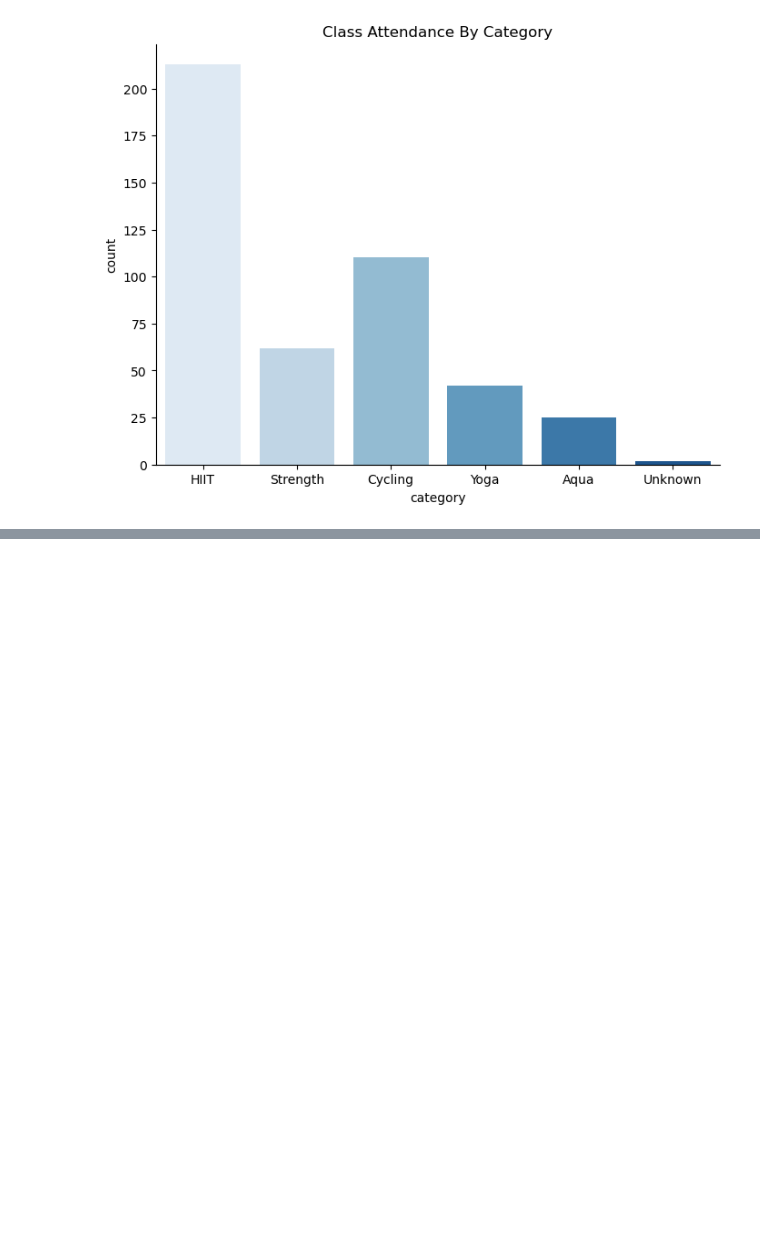
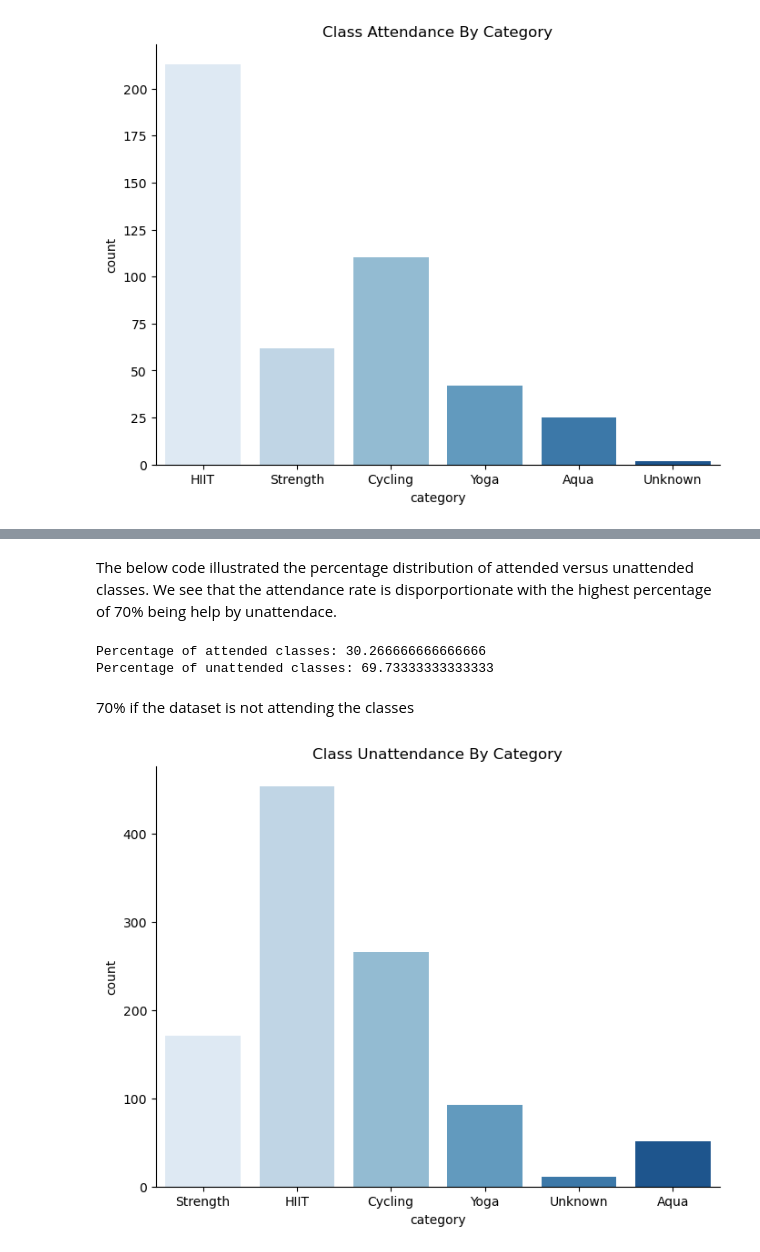
Before and after one commit to datatono/Google_Case-Study-1, a Jupyter notebook: goalzone-predicting-gym-attendance.ipynb, the cells around one changed output, grey strips where cells are left out. Cells and saved outputs as stored; diff of their text form; code cells hidden in the pictures; blank space fills up the shorter version.

```diff
--- a/goalzone-predicting-gym-attendance.ipynb
+++ b/goalzone-predicting-gym-attendance.ipynb
@@ -299,0 +326,30 @@ plt.show()
+# %% [markdown]
+The below code illustrated the percentage distribution of attended versus unattended classes. We see that the attendance rate is disporportionate with the highest percentage of 70% being help by unattendace.
+# %%
+#Sum the number of classes attended vs unattended
+attended_count = (df['attended']==1).sum()
+unattended_count= (df['attended']==0).sum()
+
+#Find the percentages of attended versus unattended classes
+attended_percentages= (attended_count /len(df['attended']))*100
+unattended_percentages= (unattended_count /len(df['attended']))*100
+
+#Print attendance & unattendance percentages
+print(f'Percentage of attended classes:', attended_percentages)
+print(f'Percentage of unattended classes:', unattended_percentages)
+# %% [output]
+Percentage of attended classes: 30.266666666666666
+Percentage of unattended classes: 69.73333333333333
+# %% [markdown]
+70% if the dataset is not attending the classes
+# %%
+#Filter the dataset to classes with attendance
+unattendance= df[df['attended'] == 0]
+
+plt.figure(figsize=(8,6))
+sns.countplot(data=unattendance, x= 'category', palette= 'Blues')
+sns.despine()
+plt.title("Class Unattendance By Category")
+plt.show()
+# %% [output]
+[figure, added]
```
Also changed, not shown: parts of 27 cells of this notebook.
